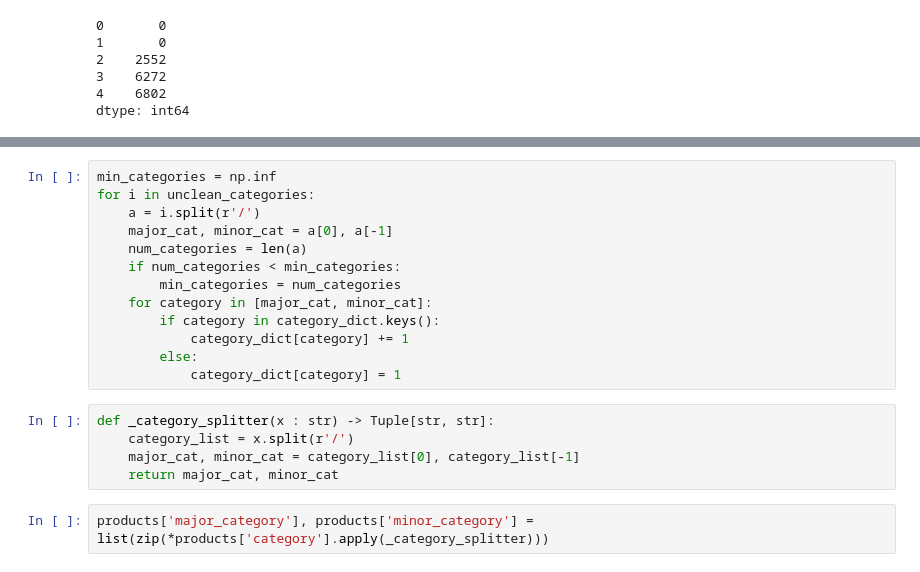
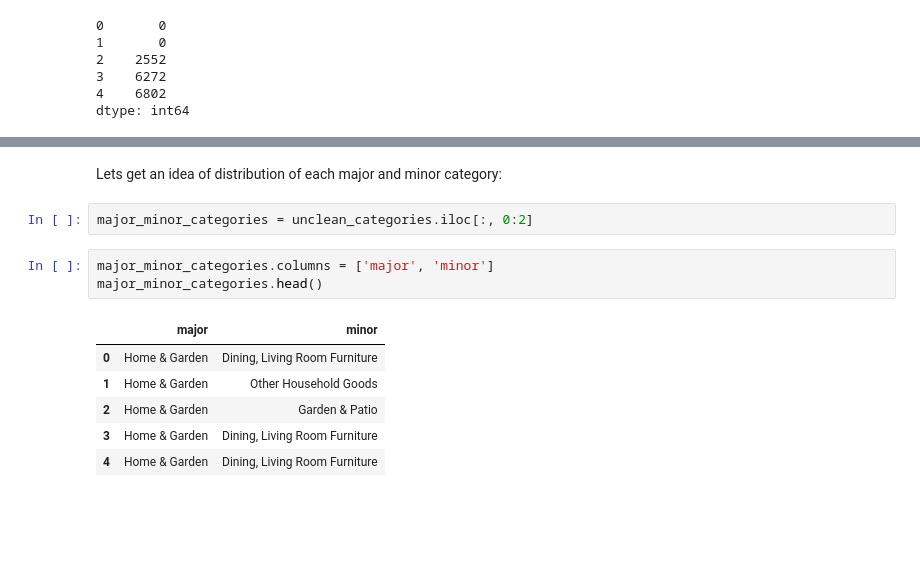
Before and after one commit to tajpatel58/Facebook-Marketplace, a Jupyter notebook: Exploring_Data/cleaning_data.ipynb, the cells around one changed output, grey strips where cells are left out. Saved outputs shown, nothing was run; the diff lists cells and outputs as text; blank space fills up the shorter version.

```diff
--- a/Exploring_Data/cleaning_data.ipynb
+++ b/Exploring_Data/cleaning_data.ipynb
@@ -321,20 +313,14 @@ category_dict = {}
-# %%
-min_categories = np.inf
-for i in unclean_categories:
-    a = i.split(r'/')
-    major_cat, minor_cat = a[0], a[-1]
-    num_categories = len(a)
-    if num_categories < min_categories:
-        min_categories = num_categories
-    for category in [major_cat, minor_cat]:
-        if category in category_dict.keys():
-            category_dict[category] += 1
-        else:
-            category_dict[category] = 1
-# %%
-def _category_splitter(x : str) -> Tuple[str, str]:
-    category_list = x.split(r'/')
-    major_cat, minor_cat = category_list[0], category_list[-1]
-    return major_cat, minor_cat
-# %%
-products['major_category'], products['minor_category'] = list(zip(*products['category'].apply(_category_splitter)))
+# %% [markdown]
+Lets get an idea of distribution of each major and minor category:
+# %%
+major_minor_categories = unclean_categories.iloc[:, 0:2]
+# %%
+major_minor_categories.columns = ['major', 'minor']
+major_minor_categories.head()
+# %% [output]
+|  | major | minor |
+| 0 | Home & Garden | Dining, Living Room Furniture |
+| 1 | Home & Garden | Other Household Goods |
+| 2 | Home & Garden | Garden & Patio |
+| 3 | Home & Garden | Dining, Living Room Furniture |
+| 4 | Home & Garden | Dining, Living Room Furniture |
```
Also changed, not shown: parts of 13 cells of this notebook.
